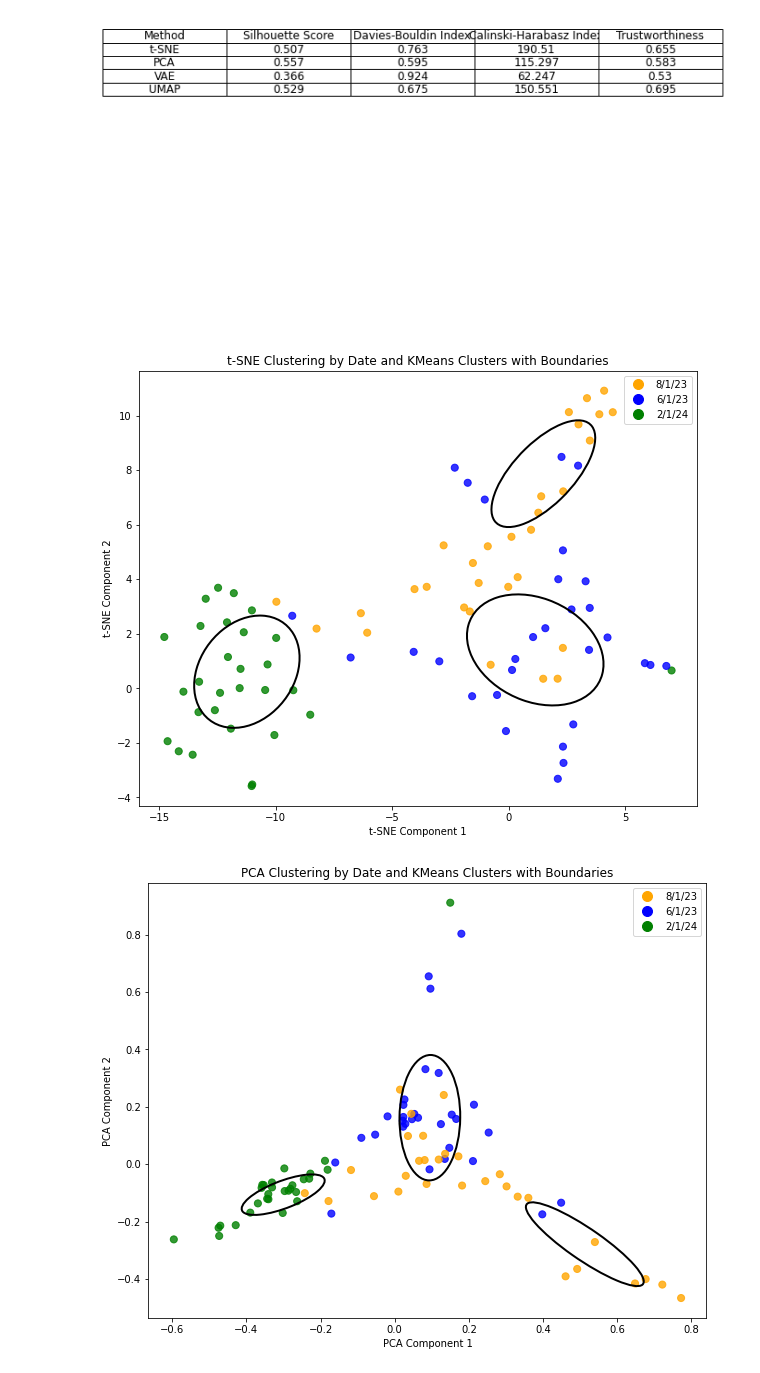
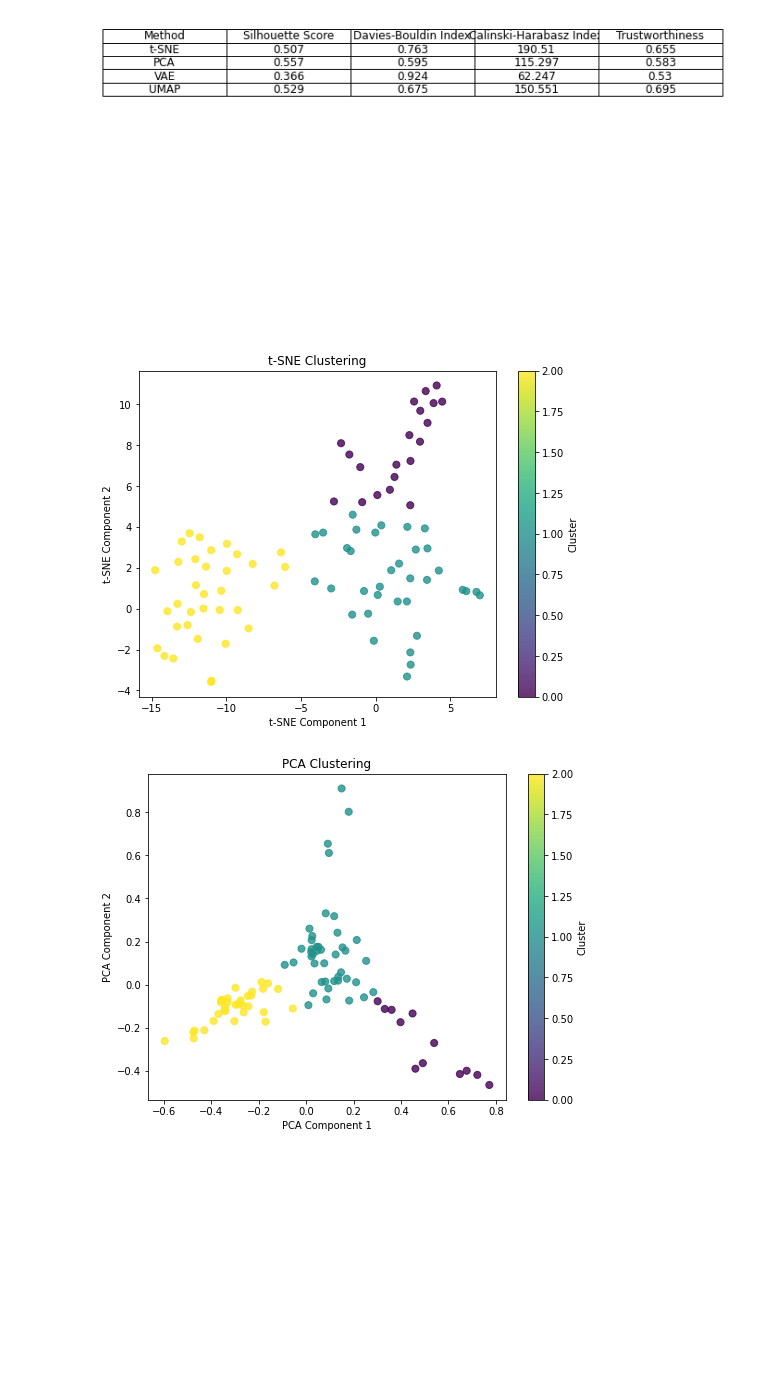
Before and after one commit to henrysun9074/fishics, a Jupyter notebook: dim-reduction/kmeans.ipynb, the cells around one changed output. Drawn from its saved outputs; the diff is of its cells as text; code cells hidden in the pictures; blank space fills up the shorter version.

Commit message:
Testing clustering

```diff
--- a/dim-reduction/kmeans.ipynb
+++ b/dim-reduction/kmeans.ipynb
@@ -30,14 +30,14 @@ def compute_clustering_metrics(data, method_name):
         # 'Dates': pd.to_datetime(data.iloc[:, 2], format='%m/%d/%y')  # Convert dates to datetime for plotting
     }
 
-# def plot_clusters(data, method_name, labels):
-#     plt.figure(figsize=(8, 6))
-#     plt.scatter(data.iloc[:, 0], data.iloc[:, 1], c=labels, cmap='viridis', s=50, alpha=0.8)
-#     plt.title(f'{method_name} Clustering')
-#     plt.xlabel(f'{method_name} Component 1')
-#     plt.ylabel(f'{method_name} Component 2')
-#     plt.colorbar(label='Cluster')
-#     plt.show()
+def plot_clusters(data, method_name, labels):
+    plt.figure(figsize=(8, 6))
+    plt.scatter(data.iloc[:, 0], data.iloc[:, 1], c=labels, cmap='viridis', s=50, alpha=0.8)
+    plt.title(f'{method_name} Clustering')
+    plt.xlabel(f'{method_name} Component 1')
+    plt.ylabel(f'{method_name} Component 2')
+    plt.colorbar(label='Cluster')
+    plt.show()
 
 # Function to compute trustworthiness
 def compute_trustworthiness(original_data, reduced_data, n_neighbors=5):
@@ -147,7 +147,7 @@ plt.show()
 [figure]
 # %%
 # Function to plot clusters color-coded by dates
-def plot_clusters(data, method_name, labels, dates):
+def plot_dates(data, method_name, labels, dates):
     plt.figure(figsize=(10, 8))
 
     # Define colors for dates
@@ -181,17 +181,20 @@ def plot_clusters(data, method_name, labels, dates):
     plt.show()
     # plt.savefig('kmeans'f'{method_name}.png', bbox_inches='tight', pad_inches=0.5)
 # %%
-# Plot clusters and dates for t-SNE
-plot_clusters(tsne_data, tsne_metrics['Method'], tsne_metrics['Labels'], tsne_metrics['Dates'])
+plot_clusters(tsne_data, tsne_metrics['Method'], tsne_metrics['Labels'])
+plot_clusters(pca_data, pca_metrics['Method'], pca_metrics['Labels'])
 
-# Plot clusters and dates for PCA
-plot_clusters(pca_data, pca_metrics['Method'], pca_metrics['Labels'], pca_metrics['Dates'])
+# # Plot clusters and dates for t-SNE
+# plot_dates(tsne_data, tsne_metrics['Method'], tsne_metrics['Labels'], tsne_metrics['Dates'])
 
-# Plot clusters and dates for VAE
-plot_clusters(vae_data, vae_metrics['Method'], vae_metrics['Labels'], vae_metrics['Dates'])
+# # Plot clusters and dates for PCA
+# plot_dates(pca_data, pca_metrics['Method'], pca_metrics['Labels'], pca_metrics['Dates'])
 
-# Plot clusters and dates for UMAP
-plot_clusters(umap_data, umap_metrics['Method'], umap_metrics['Labels'], umap_metrics['Dates'])
+# # Plot clusters and dates for VAE
+# plot_dates(vae_data, vae_metrics['Method'], vae_metrics['Labels'], vae_metrics['Dates'])
+
+# # Plot clusters and dates for UMAP
+# plot_dates(umap_data, umap_metrics['Method'], umap_metrics['Labels'], umap_metrics['Dates'])
 # %% [output]
-[figure, old version]
+[figure, new version]
-[figure, old version]
+[figure, new version]
```
Also changed, not shown: parts of 1 cell of this notebook, 6 other files.
